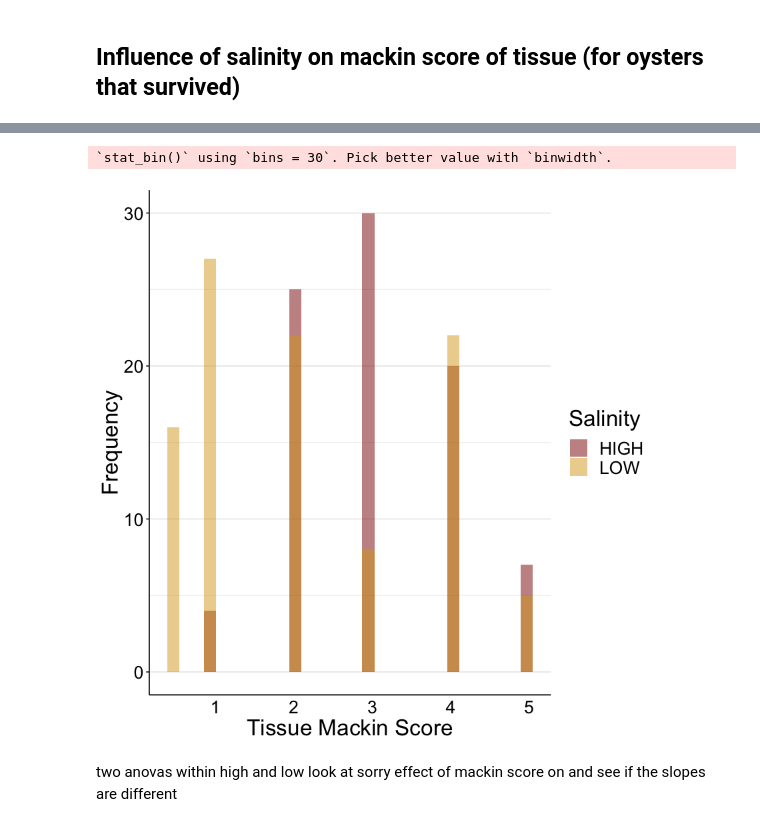
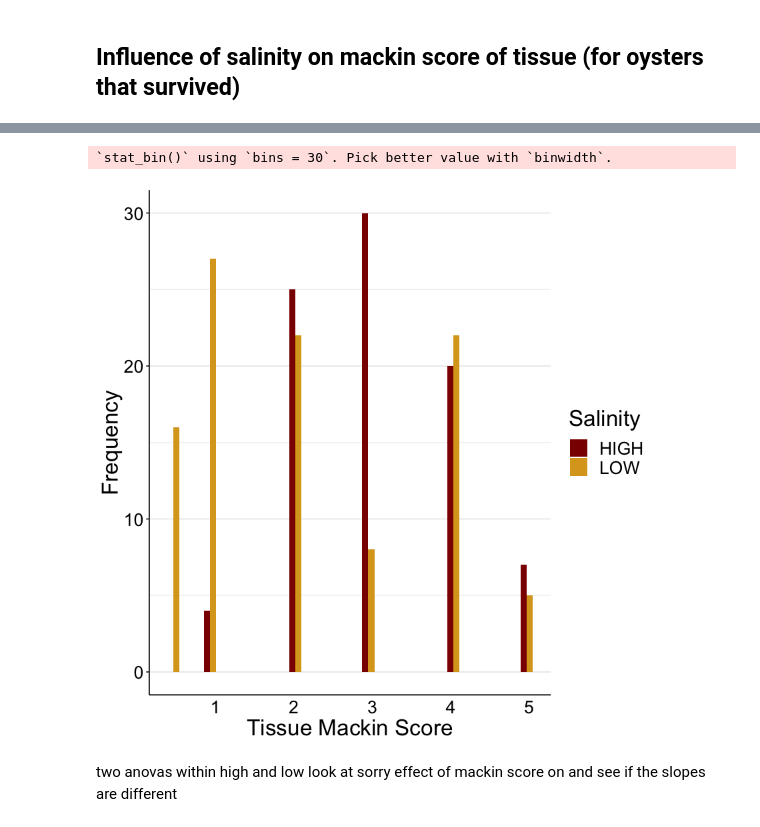
Before and after one commit to sagw/DE2019, a Jupyter notebook: Shed2019.ipynb, the cells around one changed output, grey strips where cells are left out. Cells and saved outputs as stored; diff of their text form; code cells hidden in the pictures.

```diff
--- a/Shed2019.ipynb
+++ b/Shed2019.ipynb
@@ -75,18 +58,18 @@ ylab("Tissue Mackin Score")
 # %%
 ggplot(na.omit(all), aes(x=TISSUE, fill=Salinity)) +
-  geom_histogram(alpha=0.5, position="identity")+
+  geom_histogram(position="dodge")+
 scale_fill_manual(values=c("darkred", "goldenrod"))+
 theme_bw()+
  theme(legend.position="right", panel.border = element_blank(),
           panel.grid.major.x = element_blank(),
           panel.grid.minor.x = element_blank(),
 
           axis.ticks.x=element_blank(), axis.line=element_line(color="black"), axis.text=element_text(color="black"),
           text = element_text(size=20))+
 ylab("Frequency")+xlab("Tissue Mackin Score")
 # %% [output]
 `stat_bin()` using `bins = 30`. Pick better value with `binwidth`.
-[figure, old version]
+[figure, new version]
 # %% [markdown]
 two anovas within high and low look at sorry effect of mackin score on and see if the slopes are different
 # %%
```
Also changed, not shown: parts of 40 cells of this notebook.
